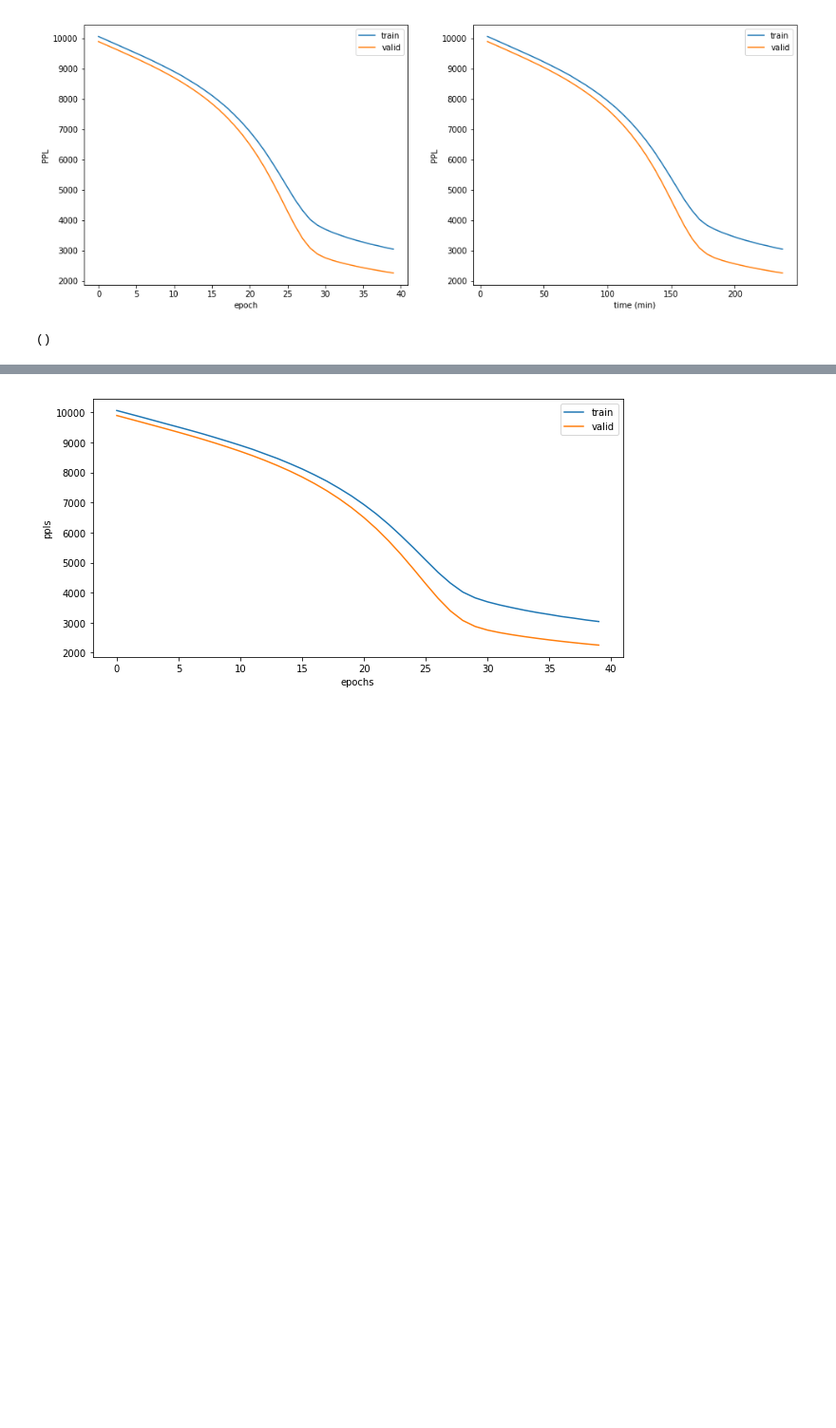
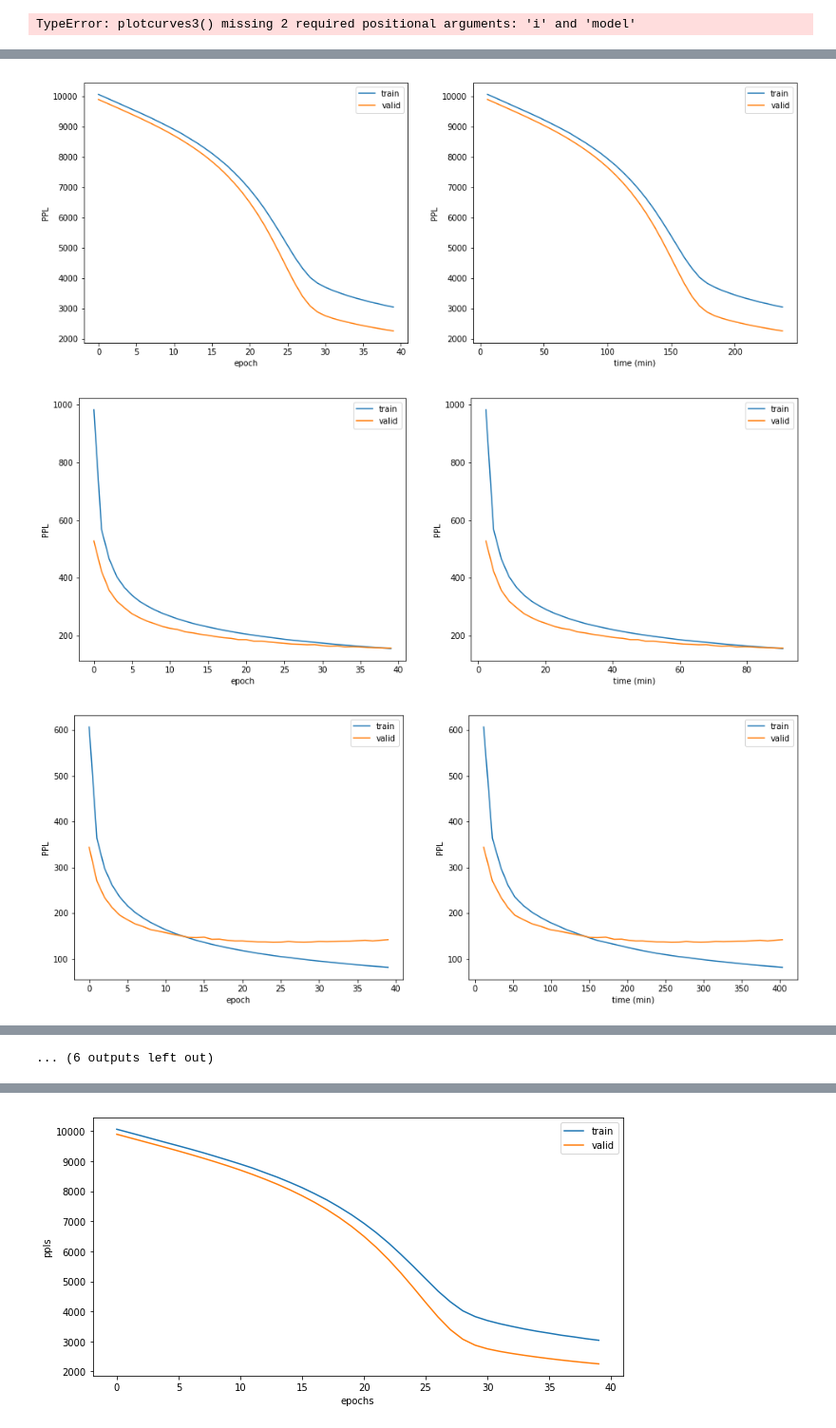
Before and after one commit to Louis-Ratelle/assignment_2_DL, a Jupyter notebook: Q4_graphs.ipynb, the cells around one changed output, grey strips where cells are left out. Shown at 95% size. Saved outputs shown, nothing was run; the diff lists cells and outputs as text; code cells hidden in the pictures; blank space fills up the shorter version.

```diff
--- a/Q4_graphs.ipynb
+++ b/Q4_graphs.ipynb
@@ -39,6 +39,12 @@ def plotcurves2(path):
 # %%
-def plotcurves3(path):
+def plotcurves3(path, i, model):
     y=np.load(path + '/learning_curves.npy')[()]
+
+    index = path.find('zer=')+4
+    name = str(i) + '_' + path[index:]
+    name2 = model + str(i)
+
+    print(name2)
 
     fig=plt.figure(figsize=(16, 6))
 
@@ -58,7 +64,6 @@ def plotcurves3(path):
     log = pandas.read_csv(path + "/log.txt", header=None, delimiter='\t')
     x2 = (log[4].str.extract('(\d+.\d+)').astype(float)).cumsum()/60
 
-#     plt.figure(figsize=(10,5))
     # Plot training and validation curve
     x = range(0, 40)
     plt.plot(x2, y['train_ppls'], label='train')
@@ -68,5 +73,17 @@ def plotcurves3(path):
     plt.ylabel('PPL')
     plt.legend()
 
+#     plt.show()
+    fig.savefig(name2 + '.png')
 
-    plt.show()
+    y2 = np.asarray(y['val_ppls'])
+    y3 = np.asarray(y['train_ppls'])
+    min_train = (min(y3))
+    min_val = (min(y2))
+    min_epoch = np.argmin(y2)
+    min_time = x2.at[min_epoch, 0]
+    total_time = x2.at[39, 0]
+    results = (name, min_train, min_val, min_epoch, min_time, total_time)
+
+    print (results)
+    return results
@@ -73,6 +100,6 @@ def plotcurves3(path):
 # %%
-plotcurves3('RNN/RNN_SGD_model=RNN_optimizer=SGD_initial_lr=0.0001_batch_size=20_seq_len=35_hidden_size=1500_num_layers=2_dp_keep_prob=0.35_0')
+_ = plotcurves3('RNN/RNN_SGD_model=RNN_optimizer=SGD_initial_lr=0.0001_batch_size=20_seq_len=35_hidden_size=1500_num_layers=2_dp_keep_prob=0.35_0')
 # %% [output]
-[figure, removed]
+TypeError: plotcurves3() missing 2 required positional arguments: 'i' and 'model'
 # %%
 def plotcurves4(path):
@@ -80,7 +107,16 @@ def plotcurves4(path):
     return y
 # %%
 y = plotcurves4('RNN/RNN_SGD_model=RNN_optimizer=SGD_initial_lr=0.0001_batch_size=20_seq_len=35_hidden_size=1500_num_layers=2_dp_keep_prob=0.35_0')
-# %%
-y.shape
-# %% [output]
-()
+# %%
+import os
+directory = 'rnn/'
+
+results=[]
+index = 1
+for directory in os.listdir(directory):
+    if directory[0] is not ("."):
+#         print (directory)
+        tmp = plotcurves3('rnn/' + directory, index, "RNN")
+        index += 1
+        results.append(tmp)
+# %% [output]
@@ -86,0 +140,3 @@ y.shape
+[figure, added]
+[figure, added]
+[figure, added]
@@ -86,0 +151 @@ y.shape
+... (6 outputs left out)
```
Also changed, not shown: parts of 26 cells of this notebook, 2 other files.
